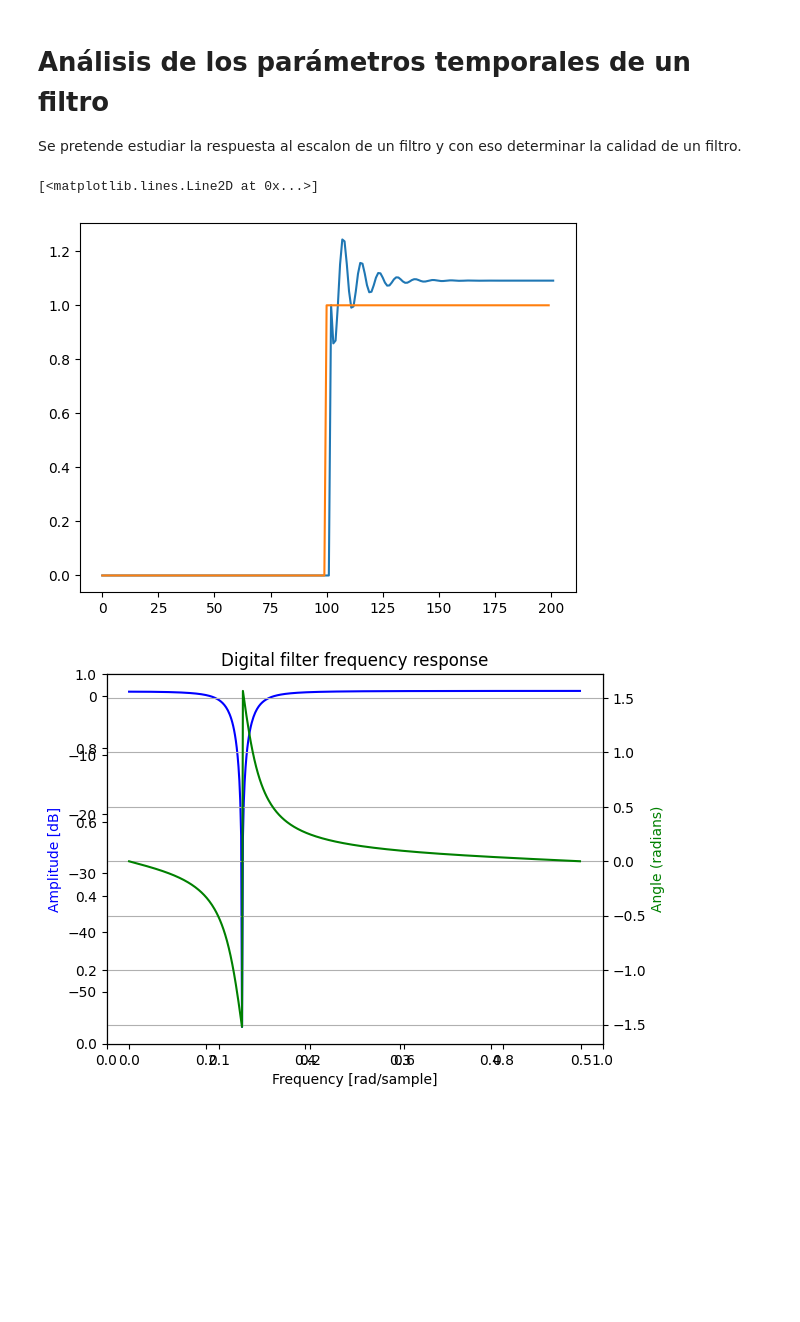
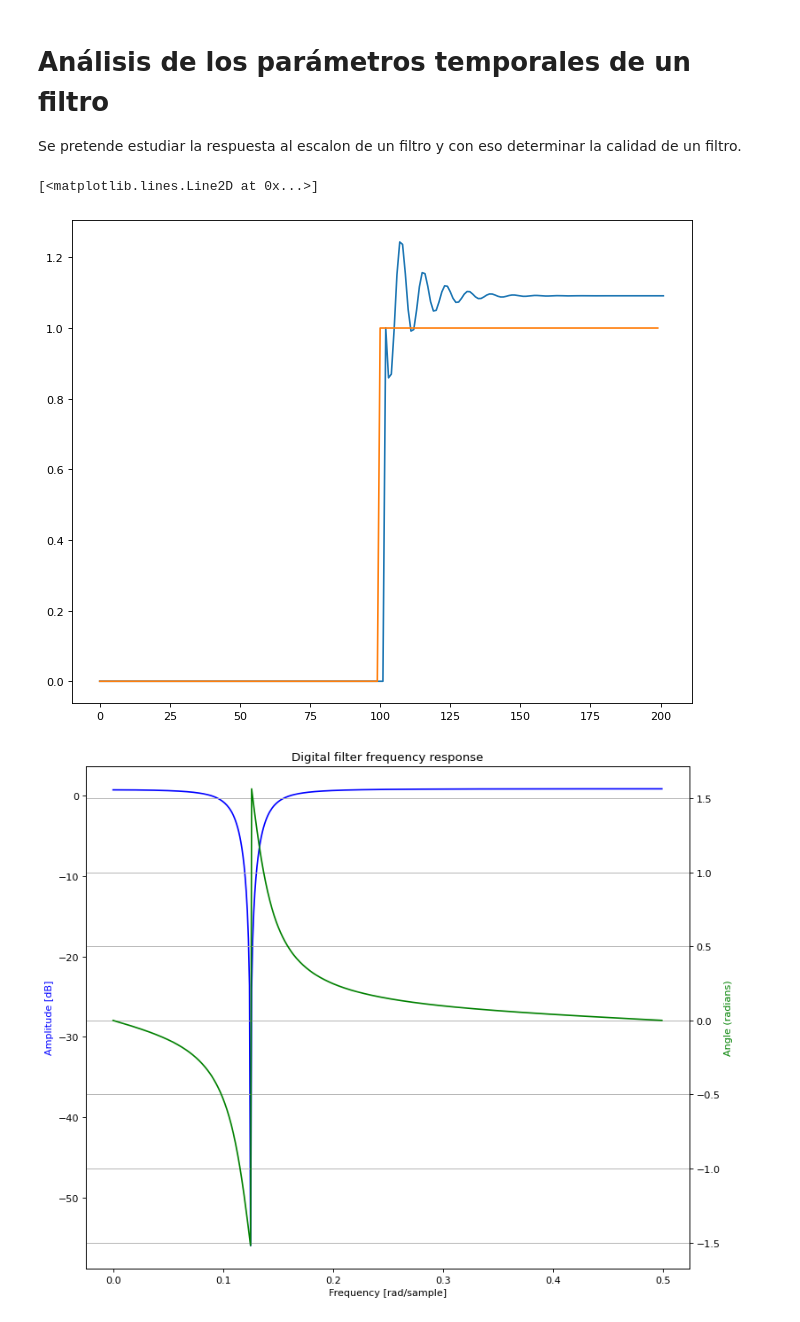
Before and after one commit to enriquezmartin/pes-utn-fra, a Jupyter notebook: python-notebooks/4-filters/1-time_domain_parameters.ipynb, the cells around one changed output. Saved outputs shown, nothing was run; the diff lists cells and outputs as text; code cells hidden in the pictures; blank space fills up the shorter version.

```diff
--- a/python-notebooks/4-filters/1-time_domain_parameters.ipynb
+++ b/python-notebooks/4-filters/1-time_domain_parameters.ipynb
@@ -25,31 +25,32 @@ def notch_filter (signal):
         y[n] = x[n] - 1.414* x[n-1] + x[n-2] + 1.273 * y[n-1] - 0.81 * y[n-2]
     return y
 
+fig, ax = plt.subplots(num=None, figsize=(10, 8), dpi=80)
 Nstep_resp = notch_filter(step)
-plt.plot(Nstep_resp)
-plt.plot(step)
+ax.plot(Nstep_resp)
+ax.plot(step)
 # %% [output]
 [<matplotlib.lines.Line2D at 0x...>]
-[figure, old version]
+[figure, new version]
 # %%
 b = np.array([1,-1.414,1])
 a = np.array([1,-1.273,0.81])
 w, h = sig.freqz(b,a)
-fig = plt.figure()
-plt.title('Digital filter frequency response')
-ax1 = fig.add_subplot(111)
-plt.plot(w/(2*np.pi), 20 * np.log10(abs(h)), 'b')
-plt.ylabel('Amplitude [dB]', color='b')
-plt.xlabel('Frequency [rad/sample]')
-ax2 = ax1.twinx()
+fig, ax = plt.subplots(num=None, figsize=(10, 8), dpi=80)
+ax.set_title('Digital filter frequency response')
+ax.plot(w/(2*np.pi), 20 * np.log10(abs(h)), 'b')
+ax.set_ylabel('Amplitude [dB]', color='b')
+ax.set_xlabel('Frequency [rad/sample]')
+ax = ax.twinx()
 angles = np.angle(h)
-plt.plot(w/(2*np.pi), angles, 'g')
-plt.ylabel('Angle (radians)', color='g')
-plt.grid()
-plt.axis('tight')
-plt.show()
+ax.plot(w/(2*np.pi), angles, 'g')
+ax.set_ylabel('Angle (radians)', color='g')
+ax.grid()
+ax.axis('tight')
+
+fig.tight_layout()
 # %% [output]
-[figure, old version]
+[figure, new version]
 # %%
 def mov_avg (signal, MVSIZE):
     avg = np.zeros(len(signal))
```
Also changed, not shown: parts of 1 cell of this notebook, 10 other files.
